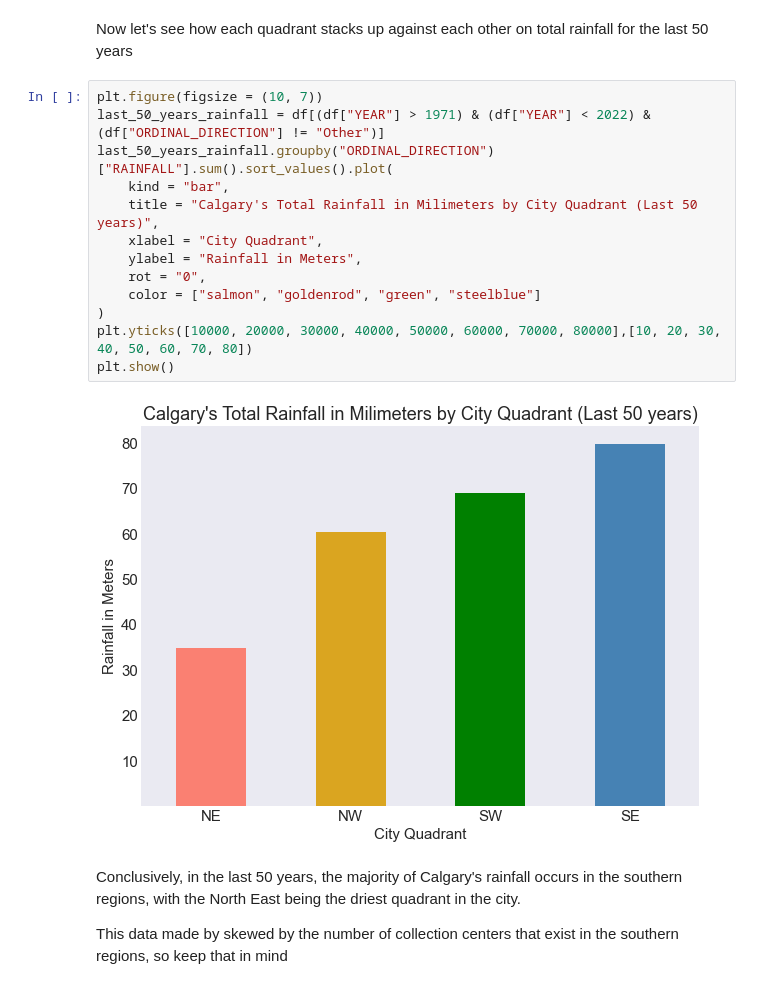
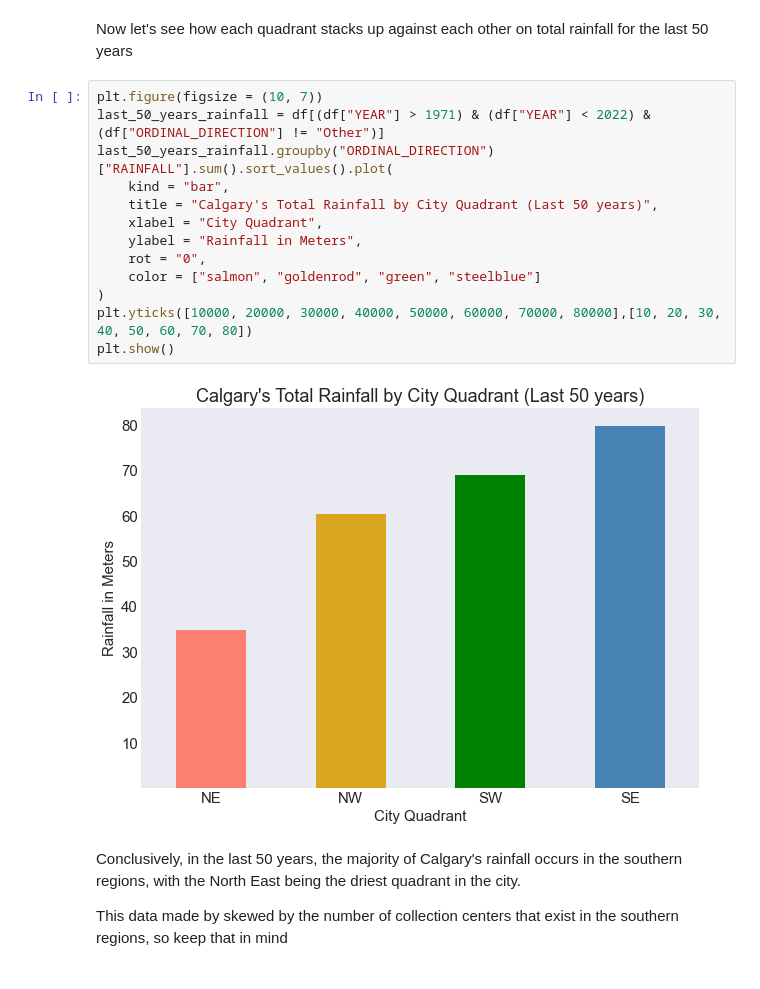
Before and after one commit to mschoenlaub/Calgary_Climate_Analysis, a Jupyter notebook: rain.ipynb, the cells around one changed output. Saved outputs shown, nothing was run; the diff lists cells and outputs as text.

Commit message:
Fixed last graph title, added analysis by quadrant

```diff
--- a/rain.ipynb
+++ b/rain.ipynb
@@ -101,18 +101,18 @@ Now let's see how each quadrant stacks up against each other on total rainfall f
 # %%
 plt.figure(figsize = (10, 7))
 last_50_years_rainfall = df[(df["YEAR"] > 1971) & (df["YEAR"] < 2022) & (df["ORDINAL_DIRECTION"] != "Other")]
 last_50_years_rainfall.groupby("ORDINAL_DIRECTION")["RAINFALL"].sum().sort_values().plot(
     kind = "bar",
-    title = "Calgary's Total Rainfall in Milimeters by City Quadrant (Last 50 years)",
+    title = "Calgary's Total Rainfall by City Quadrant (Last 50 years)",
     xlabel = "City Quadrant",
     ylabel = "Rainfall in Meters",
     rot = "0",
     color = ["salmon", "goldenrod", "green", "steelblue"]
 )
 plt.yticks([10000, 20000, 30000, 40000, 50000, 60000, 70000, 80000],[10, 20, 30, 40, 50, 60, 70, 80])
 plt.show()
 # %% [output]
-[figure, old version]
+[figure, new version]
 # %% [markdown]
 Conclusively, in the last 50 years, the majority of Calgary's rainfall occurs in the southern regions, with the North East being the driest quadrant in the city.
 
```
Also changed, not shown: 1 other file.
